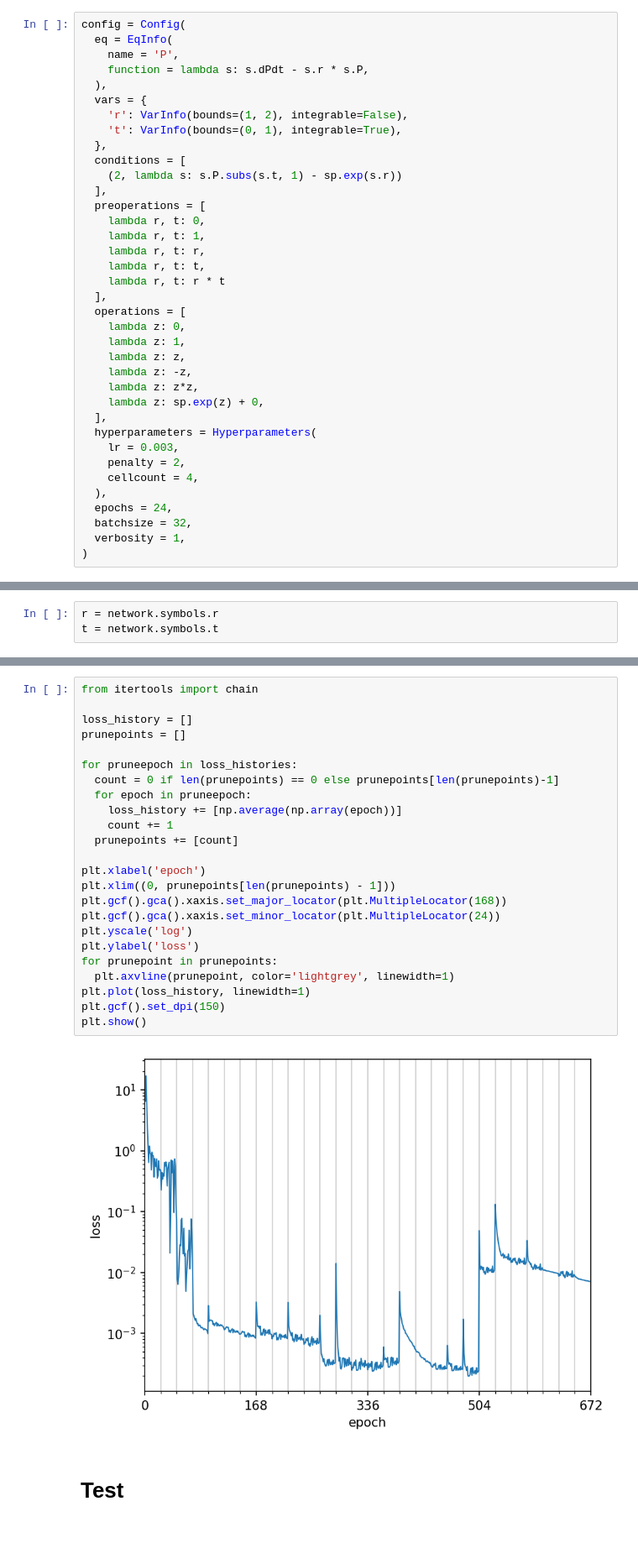
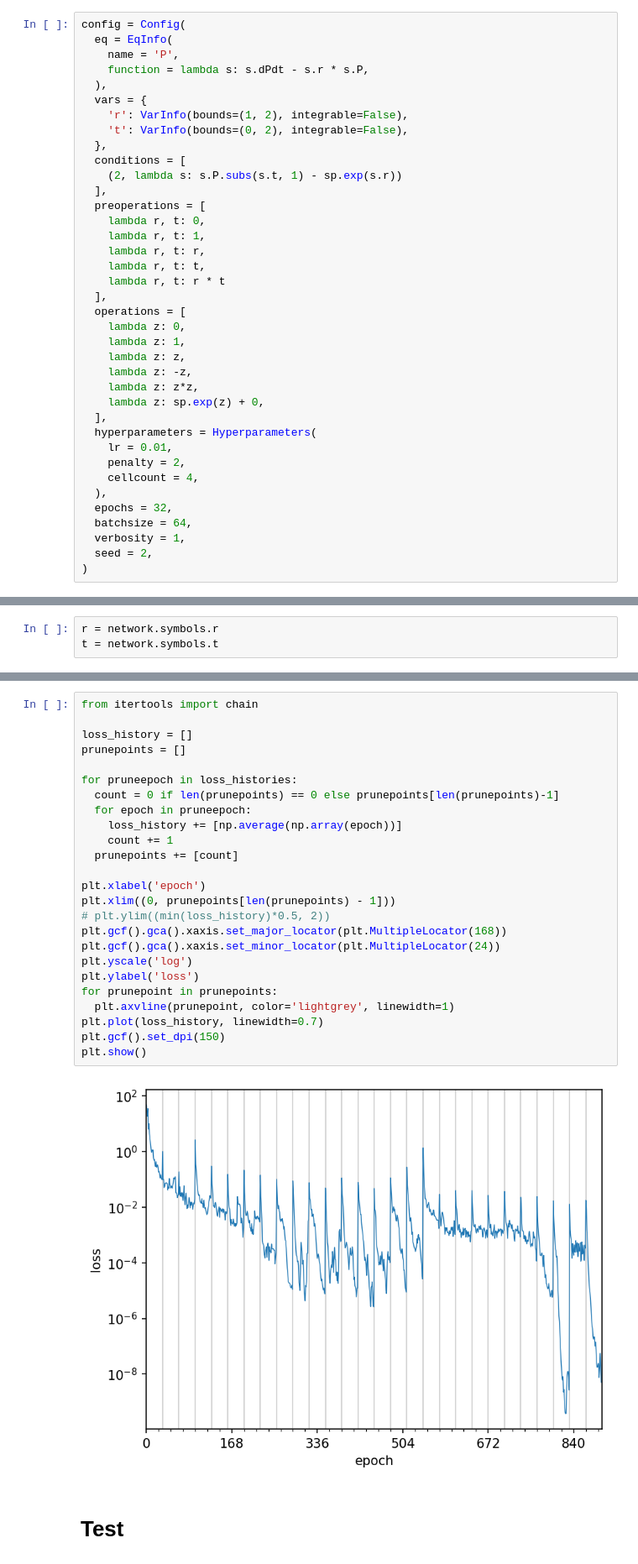
Before and after one commit to PauliusSasnauskas/sasde, a Jupyter notebook: eq1.ipynb, the cells around one changed output, grey strips where cells are left out. Shown at 84% size. Cells and saved outputs as stored; diff of their text form; blank space fills up the shorter version.

```diff
--- a/eq1.ipynb
+++ b/eq1.ipynb
@@ -14,7 +14,7 @@ config = Config(
   ),
   vars = {
     'r': VarInfo(bounds=(1, 2), integrable=False),
-    't': VarInfo(bounds=(0, 1), integrable=True),
+    't': VarInfo(bounds=(0, 2), integrable=False),
   },
   conditions = [
     (2, lambda s: s.P.subs(s.t, 1) - sp.exp(s.r))
@@ -35,11 +35,12 @@ config = Config(
     lambda z: sp.exp(z) + 0,
   ],
   hyperparameters = Hyperparameters(
-    lr = 0.003,
+    lr = 0.01,
     penalty = 2,
     cellcount = 4,
   ),
-  epochs = 24,
-  batchsize = 32,
+  epochs = 32,
+  batchsize = 64,
   verbosity = 1,
+  seed = 2,
 )
@@ -106,29 +98,30 @@ plt.show()
 # %%
 from itertools import chain
 
 loss_history = []
 prunepoints = []
 
 for pruneepoch in loss_histories:
   count = 0 if len(prunepoints) == 0 else prunepoints[len(prunepoints)-1]
   for epoch in pruneepoch:
     loss_history += [np.average(np.array(epoch))]
     count += 1
   prunepoints += [count]
 
 plt.xlabel('epoch')
 plt.xlim((0, prunepoints[len(prunepoints) - 1]))
+# plt.ylim((min(loss_history)*0.5, 2))
 plt.gcf().gca().xaxis.set_major_locator(plt.MultipleLocator(168))
 plt.gcf().gca().xaxis.set_minor_locator(plt.MultipleLocator(24))
 plt.yscale('log')
 plt.ylabel('loss')
 for prunepoint in prunepoints:
   plt.axvline(prunepoint, color='lightgrey', linewidth=1)
-plt.plot(loss_history, linewidth=1)
+plt.plot(loss_history, linewidth=0.7)
 plt.gcf().set_dpi(150)
 plt.show()
 # %% [output]
-[figure, old version]
+[figure, new version]
 # %% [markdown]
 # Test
 # %%
```
Also changed, not shown: parts of 9 cells of this notebook, 3 other files.
